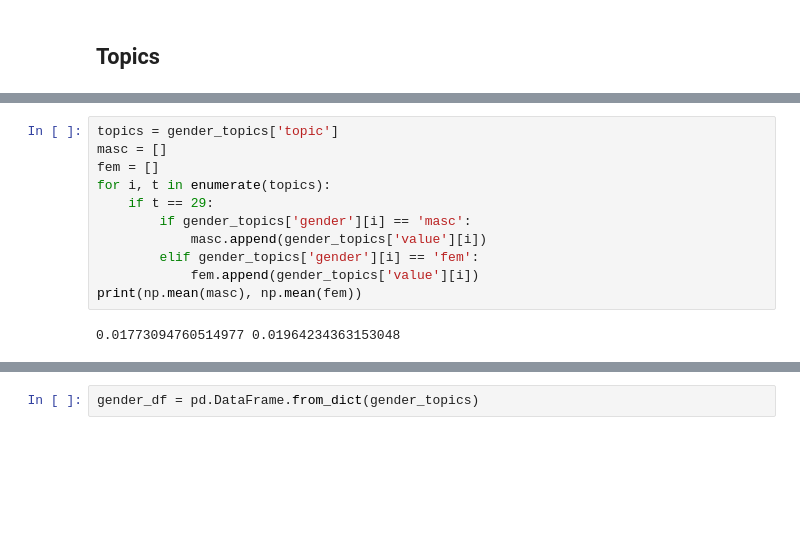
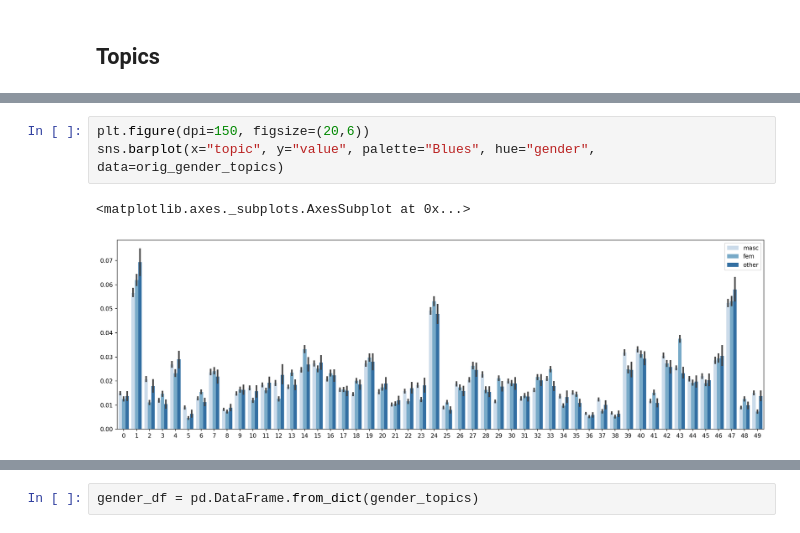
Before and after one commit to lucy3/gpt3_gender, a Jupyter notebook: code/character_viz.ipynb, the cells around one changed output, grey strips where cells are left out. Cells and saved outputs as stored; diff of their text form; blank space fills up the shorter version.

```diff
--- a/code/character_viz.ipynb
+++ b/code/character_viz.ipynb
@@ -188,13 +224,6 @@ AttributeError: module 'matplotlib.pyplot' has no attribute 'xticklabels'
-# %%
-topics = gender_topics['topic']
-masc = []
-fem = []
-for i, t in enumerate(topics):
-    if t == 29:
-        if gender_topics['gender'][i] == 'masc':
-            masc.append(gender_topics['value'][i])
-        elif gender_topics['gender'][i] == 'fem':
-            fem.append(gender_topics['value'][i])
-print(np.mean(masc), np.mean(fem))
-# %% [output]
-0.01773094760514977 0.01964234363153048
+# %%
+plt.figure(dpi=150, figsize=(20,6))
+sns.barplot(x="topic", y="value", palette="Blues", hue="gender", data=orig_gender_topics)
+# %% [output]
+<matplotlib.axes._subplots.AxesSubplot at 0x...>
+[figure, added]
```
Also changed, not shown: parts of 10 cells of this notebook, 5 other files.
